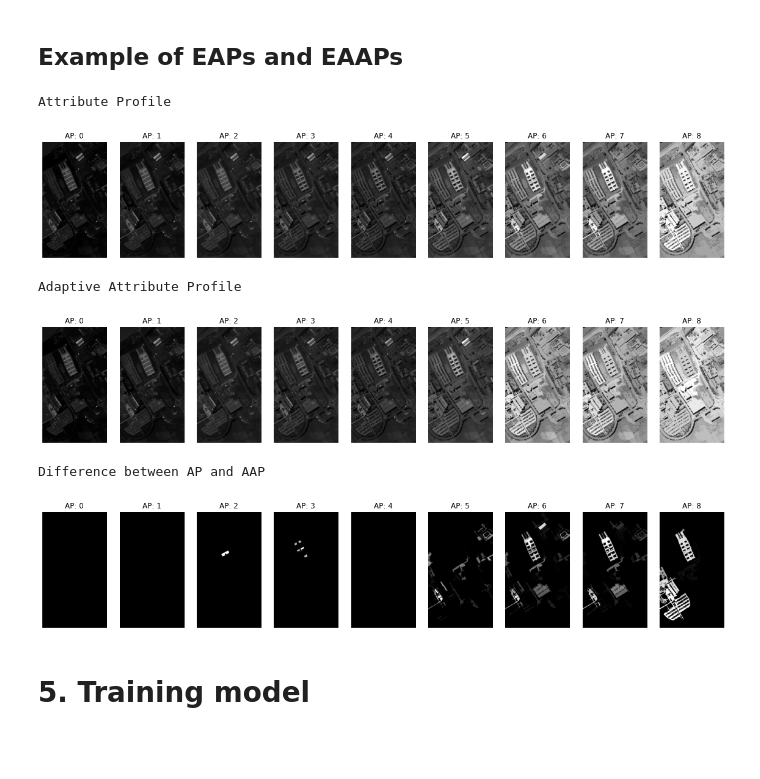
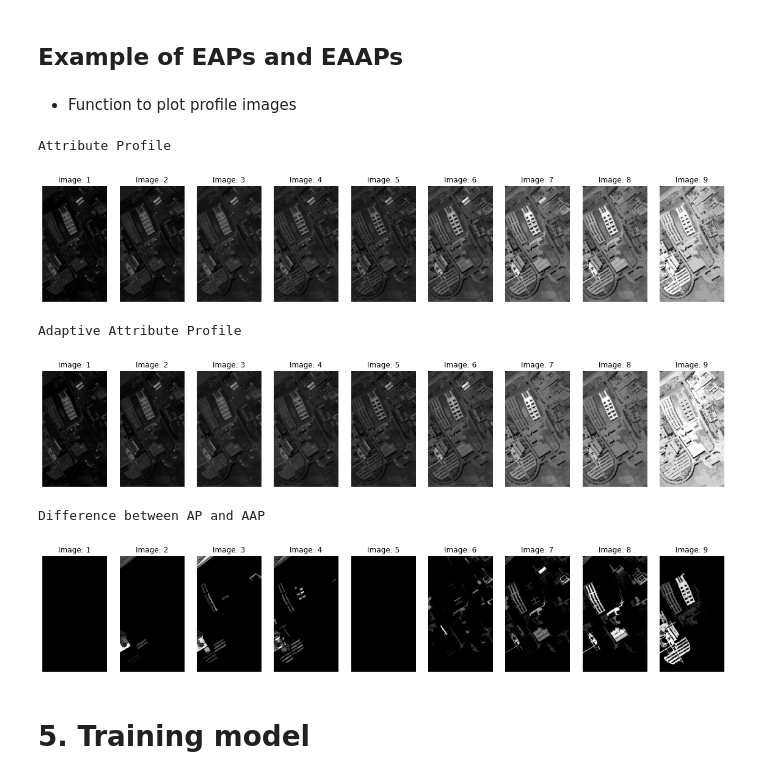
Before and after one commit to wonderalexandre/MorphoAAP, a Jupyter notebook: example/Classification_of_remote_sensing_data_with_MorphAAP.ipynb, the cells around one changed output. Cells and saved outputs as stored; diff of their text form; code cells hidden in the pictures; blank space fills up the shorter version.

```diff
--- a/example/Classification_of_remote_sensing_data_with_MorphAAP.ipynb
+++ b/example/Classification_of_remote_sensing_data_with_MorphAAP.ipynb
@@ -79,4 +79,6 @@ def featureExtraction(image, lambdas, attributeType=0, deltaMSER=0):
   return EAP
 # %% [markdown]
 ## Example of EAPs and EAAPs
+# %% [markdown]
+ - Function to plot profile images
 # %%
@@ -134,7 +137,7 @@ AP_band2 = EAP[:,:,    number_of_images_profile:2*number_of_images_profile ]
 AP_band3 = EAP[:,:, 2*number_of_images_profile:3*number_of_images_profile ]
 AP_band4 = EAP[:,:, 3*number_of_images_profile:4*number_of_images_profile ]
 
-EAAP = featureExtraction(image_pca, lambdas, deltaMSER=31)
+EAAP = featureExtraction(image_pca, lambdas, deltaMSER=19)
 EAAP = EAAP.reshape(nr, nc, number_of_images)
 AAP_band1 = EAAP[:,:, 0:number_of_images_profile ]
 AAP_band2 = EAAP[:,:,    number_of_images_profile:2*number_of_images_profile ]
@@ -142,22 +145,22 @@ AAP_band3 = EAAP[:,:, 2*number_of_images_profile:3*number_of_images_profile ]
 AAP_band4 = EAAP[:,:, 3*number_of_images_profile:4*number_of_images_profile ]
 # %%
 print("Attribute Profile")
-plotAP(AP_band1, number_of_images_profile)
+plotProfiles(AP_band1, number_of_images_profile)
 # %% [output]
 Attribute Profile
-[figure, old version]
+[figure, new version]
 # %%
 print("Adaptive Attribute Profile")
-plotAP(AAP_band1, number_of_images_profile)
+plotProfiles(AAP_band1, number_of_images_profile)
 # %% [output]
 Adaptive Attribute Profile
-[figure, old version]
+[figure, new version]
 # %%
 print("Difference between AP and AAP")
-plotAP(np.abs(AP_band1 - AAP_band1), number_of_images_profile)
+plotProfiles(np.abs(AP_band1 - AAP_band1), number_of_images_profile)
 # %% [output]
 Difference between AP and AAP
-[figure, old version]
+[figure, new version]
 # %% [markdown]
 # 5. Training model
 # %%
```
Also changed, not shown: parts of 1 cell of this notebook.
